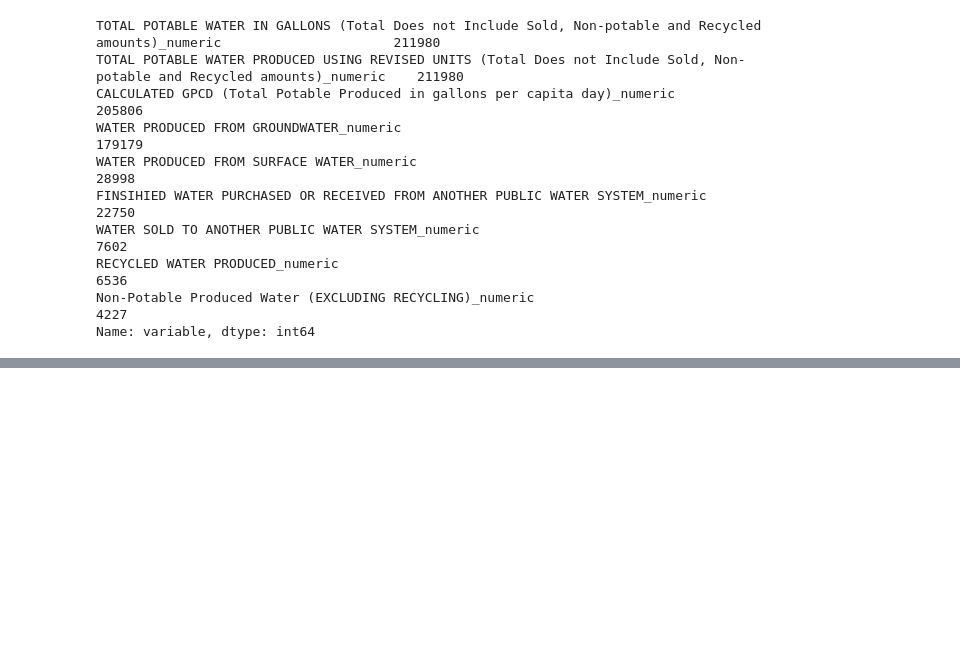
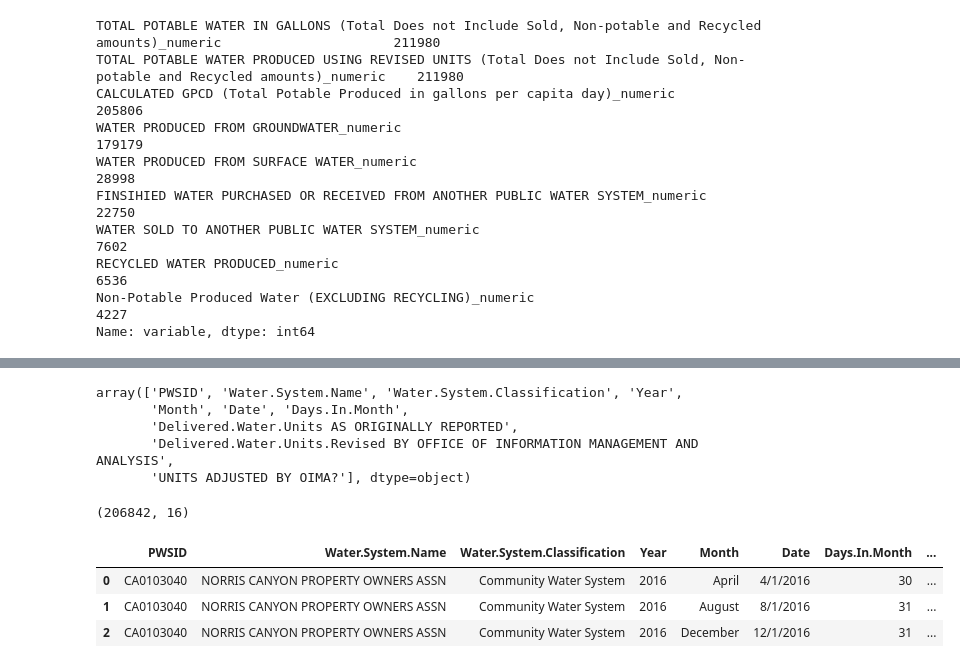
Before and after one commit to ozzysChiefDataScientist/water, a Jupyter notebook: notebooks/1_initial_eda.ipynb, the cells around one changed output, grey strips where cells are left out. Saved outputs shown, nothing was run; the diff lists cells and outputs as text; code cells hidden in the pictures; blank space fills up the shorter version.

```diff
--- a/notebooks/1_initial_eda.ipynb
+++ b/notebooks/1_initial_eda.ipynb
@@ -471,0 +385,8 @@ rowCounts[rowCounts['Water.System.Name']>1][0:4]
+# %%
+deliv_meta_col
+# %% [output]
+array(['PWSID', 'Water.System.Name', 'Water.System.Classification', 'Year',
+       'Month', 'Date', 'Days.In.Month',
+       'Delivered.Water.Units AS ORIGINALLY REPORTED',
+       'Delivered.Water.Units.Revised BY OFFICE OF INFORMATION MANAGEMENT AND ANALYSIS',
+       'UNITS ADJUSTED BY OIMA?'], dtype=object)
@@ -471,0 +401,9 @@ rowCounts[rowCounts['Water.System.Name']>1][0:4]
+# %%
+print(prod_pivot.shape)
+prod_pivot[0:3]
+# %% [output]
+(206842, 16)
+|  | PWSID | Water.System.Name | Water.System.Classification | Year | Month | Date | Days.In.Month | ... |
+| 0 | CA0103040 | NORRIS CANYON PROPERTY OWNERS ASSN | Community Water System | 2016 | April | 4/1/2016 | 30 | ... |
+| 1 | CA0103040 | NORRIS CANYON PROPERTY OWNERS ASSN | Community Water System | 2016 | August | 8/1/2016 | 31 | ... |
+| 2 | CA0103040 | NORRIS CANYON PROPERTY OWNERS ASSN | Community Water System | 2016 | December | 12/1/2016 | 31 | ... |
```
Also changed, not shown: parts of 47 cells of this notebook.
